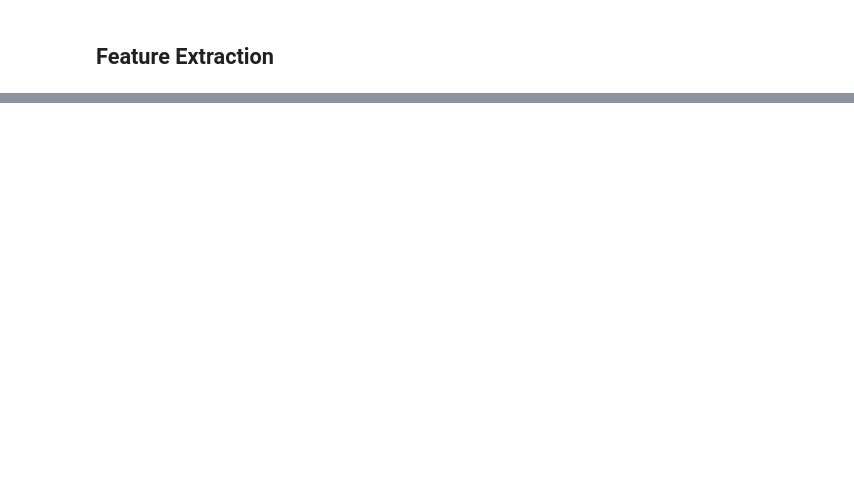
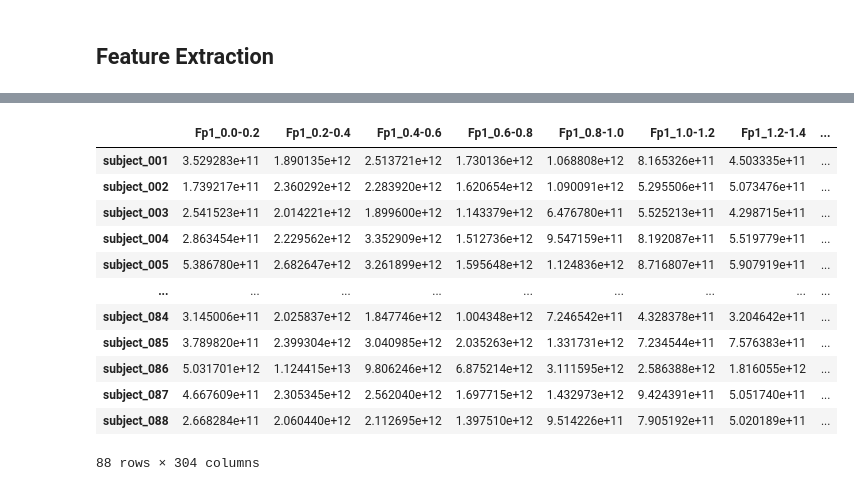
Before and after one commit to shiwei819/AD_Brainwave_Classification, a Jupyter notebook: features_fft.ipynb, the cells around one changed output, grey strips where cells are left out. Cells and saved outputs as stored; diff of their text form; code cells hidden in the pictures; blank space fills up the shorter version.

Commit message:
fft to power, and fix index

```diff
--- a/features_fft.ipynb
+++ b/features_fft.ipynb
@@ -101,5 +85,5 @@ merged_df
 # %% [markdown]
 ## Feature Extraction
 # %%
-bins = np.array([0, 0.2, 0.4, 0.6, 0.8, 1.0, 1.2, 1.4, 1.6, 1.8, 2.0, 2.4, 2.8, 3.2, 3.6, 4.0, 5.0, 6.0, 9.0, 9.5, 10.0, 10.5, 11.0])
+BINS = np.array([0, 0.2, 0.4, 0.6, 0.8, 1.0, 1.2, 1.4, 1.6, 1.8, 2.0, 2.4, 2.8, 3.2, 3.6, 4.0, 9.0, 11.0])
 # %%
@@ -155,36 +128,0 @@ all_subjects_fft_merged_1_9
-# %%
-all_subjects_fft_merged_10_88 = pd.DataFrame()
-for i in range(10, 89):
-    subject_fft_merged = pd.DataFrame()
-    df = pd.read_csv(f"dataset/derivative_mid_5min/sub-0{i}.csv")
-    for electrode in df.columns:
-        fft = np.fft.fft(df[electrode])  # Perform FFT
-        frequencies = np.fft.fftfreq(len(df[electrode]), 1/500)  # Frequency axis (Fs = 500 Hz)
-        max_index = np.argmax(frequencies > 10)  # First index exceeding 50 Hz
-        frequencies = frequencies[:max_index]
-        fft = fft[:max_index]
-
-        freq_fft = pd.DataFrame([frequencies, fft]).T
-        freq_fft.columns = ["Frequency", "FFT"]
-        # Ensure the Frequency column is real-valued (convert from complex if necessary)
-        freq_fft["Real_Frequency"] = freq_fft["Frequency"].apply(lambda x: x.real)
-
-        # Bin the frequency values
-        freq_fft["Bin"] = pd.cut(freq_fft["Real_Frequency"], bins=bins, right=False)
-
-        # Sum the FFT values (magnitude) within each bin
-        binned_sums = freq_fft.groupby("Bin", observed=False)["FFT"].sum().reset_index()
-
-        # Rename columns
-        binned_sums.columns = ["Bin", f"Sum_FFT_Subject_0{i}"]
-
-        # Format the bin column into the desired format
-        binned_sums["Electrode_Bin"] = binned_sums["Bin"].apply(lambda x: f"{electrode}_{x.left:.1f}_{x.right:.1f}".replace(".", ""))
-        # FP1_00_02 stands for the bin [0.0, 0.2), FP1_100_105 for [10.0, 10.5)
-
-        # Drop the original Bin column
-        binned_sums = binned_sums[["Electrode_Bin", f"Sum_FFT_Subject_0{i}"]]
-
-        transposed_df = binned_sums.set_index("Electrode_Bin").T
-        subject_fft_merged = pd.concat([subject_fft_merged, transposed_df], axis=1)
-    all_subjects_fft_merged_10_88 = pd.concat([all_subjects_fft_merged_10_88, subject_fft_merged], axis=0)
@@ -224,2 +139,20 @@ all_subjects_features
+# %%
+subject_ids = [f"subject_{i:03d}" for i in range(1, 89)]
+all_subjects_power_merged.index = subject_ids
+all_subjects_power_merged
+# %% [output]
+|  | Fp1_0.0-0.2 | Fp1_0.2-0.4 | Fp1_0.4-0.6 | Fp1_0.6-0.8 | Fp1_0.8-1.0 | Fp1_1.0-1.2 | Fp1_1.2-1.4 | ... |
+| subject_001 | 3.529283e+11 | 1.890135e+12 | 2.513721e+12 | 1.730136e+12 | 1.068808e+12 | 8.165326e+11 | 4.503335e+11 | ... |
+| subject_002 | 1.739217e+11 | 2.360292e+12 | 2.283920e+12 | 1.620654e+12 | 1.090091e+12 | 5.295506e+11 | 5.073476e+11 | ... |
+| subject_003 | 2.541523e+11 | 2.014221e+12 | 1.899600e+12 | 1.143379e+12 | 6.476780e+11 | 5.525213e+11 | 4.298715e+11 | ... |
+| subject_004 | 2.863454e+11 | 2.229562e+12 | 3.352909e+12 | 1.512736e+12 | 9.547159e+11 | 8.192087e+11 | 5.519779e+11 | ... |
+| subject_005 | 5.386780e+11 | 2.682647e+12 | 3.261899e+12 | 1.595648e+12 | 1.124836e+12 | 8.716807e+11 | 5.907919e+11 | ... |
+| ... | ... | ... | ... | ... | ... | ... | ... | ... |
+| subject_084 | 3.145006e+11 | 2.025837e+12 | 1.847746e+12 | 1.004348e+12 | 7.246542e+11 | 4.328378e+11 | 3.204642e+11 | ... |
+| subject_085 | 3.789820e+11 | 2.399304e+12 | 3.040985e+12 | 2.035263e+12 | 1.331731e+12 | 7.234544e+11 | 7.576383e+11 | ... |
+| subject_086 | 5.031701e+12 | 1.124415e+13 | 9.806246e+12 | 6.875214e+12 | 3.111595e+12 | 2.586388e+12 | 1.816055e+12 | ... |
+| subject_087 | 4.667609e+11 | 2.305345e+12 | 2.562040e+12 | 1.697715e+12 | 1.432973e+12 | 9.424391e+11 | 5.051740e+11 | ... |
+| subject_088 | 2.668284e+11 | 2.060440e+12 | 2.112695e+12 | 1.397510e+12 | 9.514226e+11 | 7.905192e+11 | 5.020189e+11 | ... |
+88 rows × 304 columns
 # %%
 # For each subject,
```
Also changed, not shown: parts of 12 cells of this notebook.
